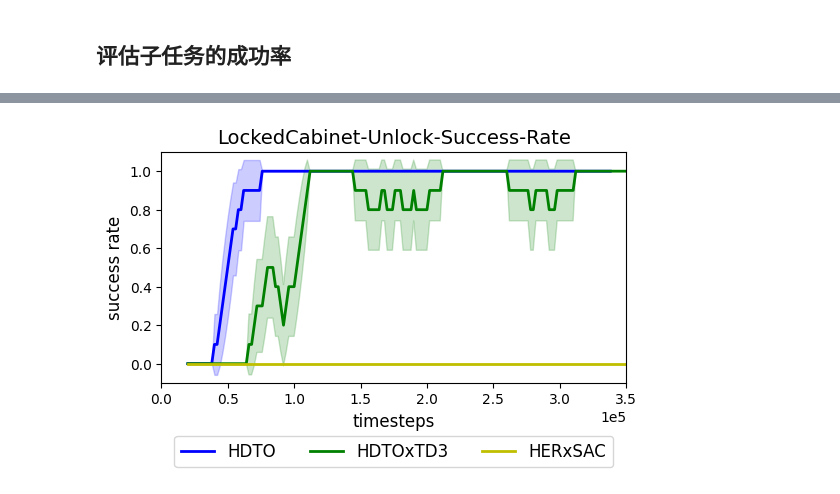
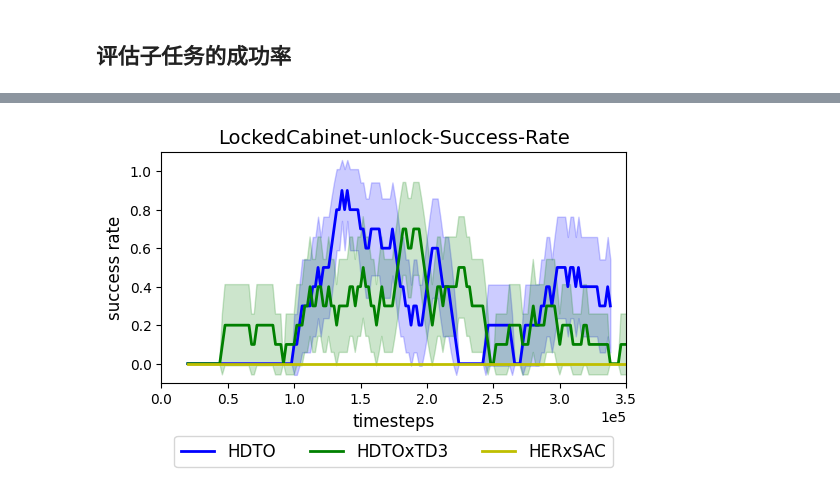
Before and after one commit to NoneJou072/MGHL, a Jupyter notebook: HDTO/data process/cabinet.ipynb, the cells around one changed output, grey strips where cells are left out. Drawn from its saved outputs; the diff is of its cells as text; code cells hidden in the pictures.

```diff
--- a/HDTO/data process/cabinet.ipynb
+++ b/HDTO/data process/cabinet.ipynb
@@ -30,39 +69,43 @@ timesteps_her = lock_her_success_rate_frame['Step']
 # %%
-lock_sac_success_rate_mean = lock_sac_success_rate.rolling(10).mean()
-lock_sac_success_rate_std = lock_sac_success_rate.rolling(10).std()
+door_sac_mean = door_sac_success_rate.rolling(10).mean()
+door_sac_std = door_sac_success_rate.rolling(10).std()
 
-lock_td3_success_rate_mean = lock_td3_success_rate.rolling(10).mean()
-lock_td3_success_rate_std = lock_td3_success_rate.rolling(10).std()
+door_td3_mean = door_td3_success_rate.rolling(10).mean()
+door_td3_std = door_td3_success_rate.rolling(10).std()
 
-lock_her_success_rate_mean = lock_her_success_rate.rolling(10).mean()
-lock_her_success_rate_std = lock_her_success_rate.rolling(10).std()
+door_her_mean = door_her_success_rate.rolling(10).mean()
+door_her_std = door_her_success_rate.rolling(10).std()
 
 plt.figure(dpi=100,figsize=(6,3))
-plt.plot(timesteps_sac, lock_sac_success_rate_mean, 'b', linewidth=2.0, label='HDTO')
-plt.fill_between(timesteps_sac, lock_sac_success_rate_mean - 0.5 * lock_sac_success_rate_std, lock_sac_success_rate_mean + 0.5 * lock_sac_success_rate_std,color='b', alpha=0.2)
-plt.plot(timesteps_td3, lock_td3_success_rate_mean, 'g', linewidth=2.0, label='HDTOxTD3')
-plt.fill_between(timesteps_td3, lock_td3_success_rate_mean - 0.5 * lock_td3_success_rate_std, lock_td3_success_rate_mean + 0.5 * lock_td3_success_rate_std,color='g', alpha=0.2)
-plt.plot(timesteps_her, lock_her_success_rate_mean, 'y', linewidth=2.0, label='HERxSAC')
-plt.fill_between(timesteps_her, lock_her_success_rate_mean - 0.5 * lock_her_success_rate_std, lock_her_success_rate_mean + 0.5 * lock_her_success_rate_std,color='y', alpha=0.2)
+
+plt.plot(timesteps_sac, door_sac_mean, 'b', linewidth=2.0, label='HDTO')
+plt.fill_between(timesteps_sac, door_sac_mean - 0.5 * door_sac_std, door_sac_mean + 0.5 * door_sac_std, color='b', alpha=0.2)
+plt.plot(timesteps_td3, door_td3_mean, 'g', linewidth=2.0, label='HDTOxTD3')
+plt.fill_between(timesteps_td3, door_td3_mean - 0.5 * door_td3_std, door_td3_mean + 0.5 * door_td3_std,color='g', alpha=0.2)
+plt.plot(timesteps_her, door_her_mean, 'y', linewidth=2.0, label='HERxSAC')
+plt.fill_between(timesteps_her, door_her_mean - 0.5 * door_her_std, door_her_mean + 0.5 * door_her_std,color='y', alpha=0.2)
 
 # set axis range
 plt.xlim(0, 3.5e5)
 plt.ylim(-0.1, 1.1)
 
 # set axis label
 plt.xlabel('timesteps', fontsize=12)
 plt.ylabel('success rate', fontsize=12)
 plt.ticklabel_format(style='sci', axis='x', scilimits=(0,0))
 # plt.tick_params(axis='both', labelsize=14)
 # X、Y轴刻度标签字体大小
 matplotlib.rcParams['axes.labelsize'] = 14
+# plt.yticks(size = 14)
+# plt.xticks(size = 14)
 
+# display legend
 plt.legend(loc='lower center', bbox_to_anchor=(0.5, -0.4), ncol=5, fontsize=12)
 
-plt.title('LockedCabinet-Unlock-Success-Rate', fontsize=14)
+plt.title('LockedCabinet-unlock-Success-Rate', fontsize=14)
 # save figure
-plt.savefig('resources/images/lockCabinet-success-rate-unlock.png', bbox_inches='tight')
+plt.savefig('resources/images/lockedCabinet-success-rate-unlock.png', bbox_inches='tight')
 
 plt.show()
 # %% [output]
-[figure, old version]
+[figure, new version]
```
Also changed, not shown: parts of 2 cells of this notebook, 6 other files.
